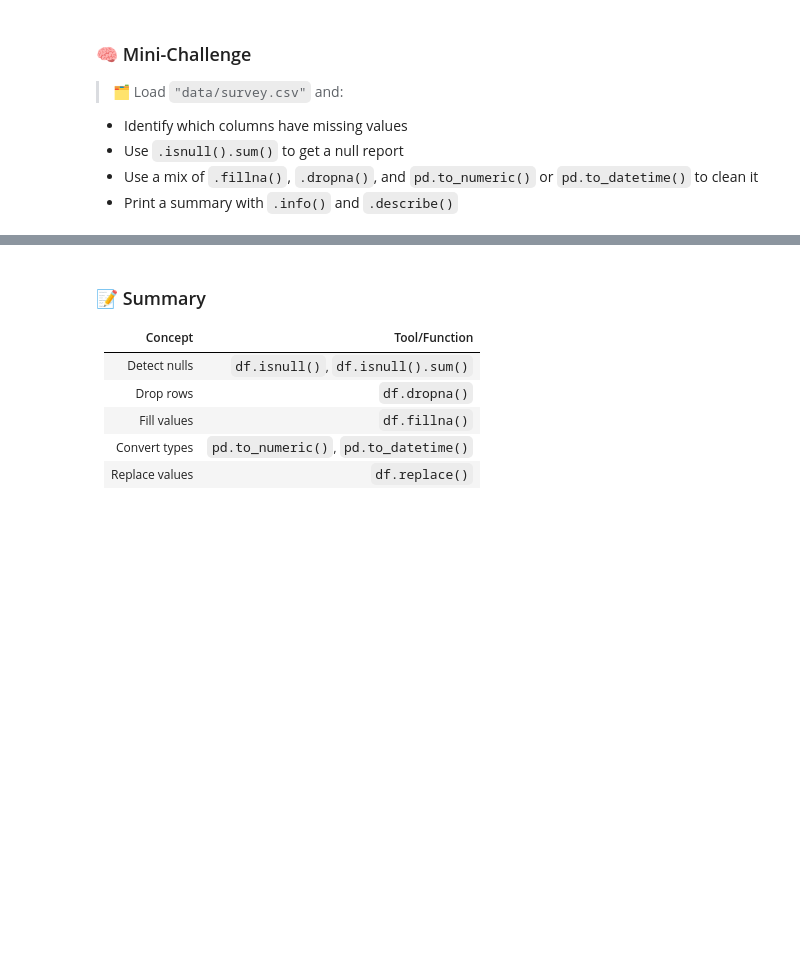
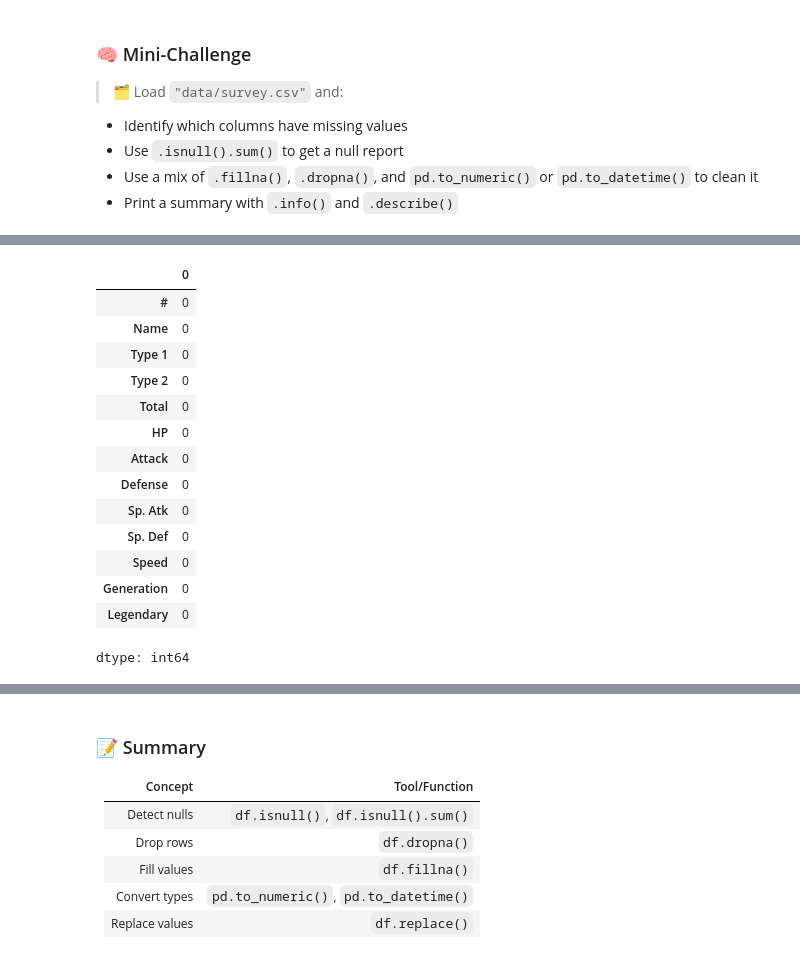
Before and after one commit to thaiyenphung/thaiyenphung-DataScience-2025, a Jupyter notebook: Completed/06-Working_with_Data/05-basic_cleaning.ipynb, the cells around one changed output, grey strips where cells are left out. Saved outputs shown, nothing was run; the diff lists cells and outputs as text; code cells hidden in the pictures; blank space fills up the shorter version.

```diff
--- a/Completed/06-Working_with_Data/05-basic_cleaning.ipynb
+++ b/Completed/06-Working_with_Data/05-basic_cleaning.ipynb
@@ -343,0 +382,21 @@ df.describe(include="all")
+# %%
+# Fill missing values in Types 2 with "None"
+df1['Type 2'] = df1['Type 2'].fillna('None')
+
+df1.isnull().sum()
+# %% [output]
+|  | 0 |
+| # | 0 |
+| Name | 0 |
+| Type 1 | 0 |
+| Type 2 | 0 |
+| Total | 0 |
+| HP | 0 |
+| Attack | 0 |
+| Defense | 0 |
+| Sp. Atk | 0 |
+| Sp. Def | 0 |
+| Speed | 0 |
+| Generation | 0 |
+| Legendary | 0 |
+dtype: int64
```
Also changed, not shown: parts of 5 cells of this notebook.
